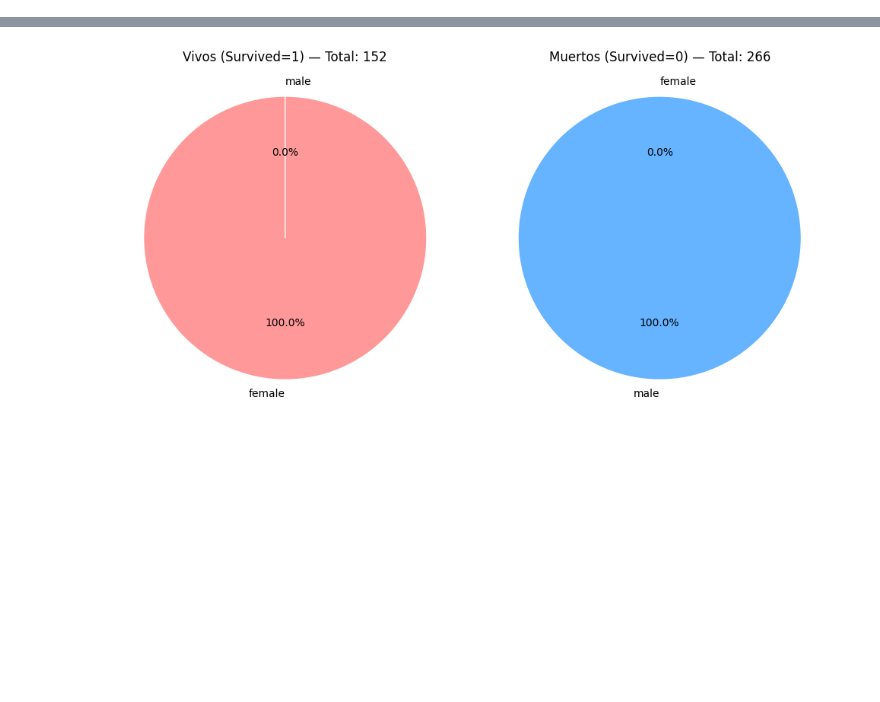
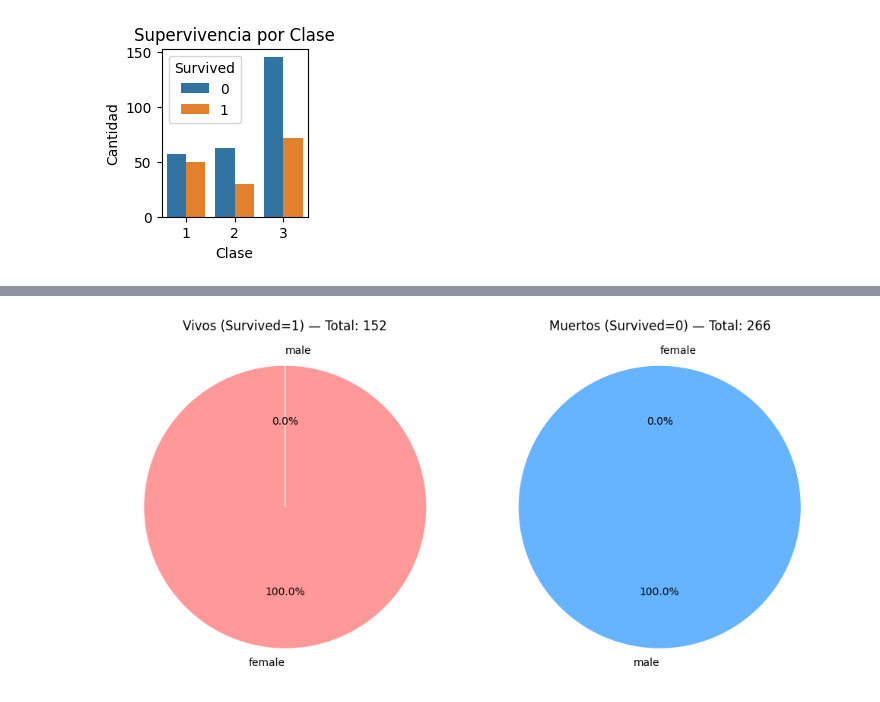
Before and after one commit to SI807-FIIS-UNI/SI807_Cloud_BI_2025, a Jupyter notebook: grupo06_scotiabank/Mini_Proyecto/notebooks/visualizacion.ipynb, the cells around one changed output, grey strips where cells are left out. Drawn from its saved outputs; the diff is of its cells as text; code cells hidden in the pictures; blank space fills up the shorter version.

```diff
--- a/grupo06_scotiabank/Mini_Proyecto/notebooks/visualizacion.ipynb
+++ b/grupo06_scotiabank/Mini_Proyecto/notebooks/visualizacion.ipynb
@@ -23,0 +52,12 @@ display(df.head(10))
+# %%
+# 3 Supervivencia por clase
+plt.subplot(2, 3, 3)
+sns.countplot(x='Pclass', hue='Survived', data=df)
+plt.title('Supervivencia por Clase')
+plt.xlabel('Clase')
+plt.ylabel('Cantidad')
+plt.savefig('../results/sup_por_clase.png', dpi=300, bbox_inches='tight')
+plt.show()
+plt.close()
+# %% [output]
+[figure, added]
```
Also changed, not shown: parts of 9 cells of this notebook, 7 other files.
